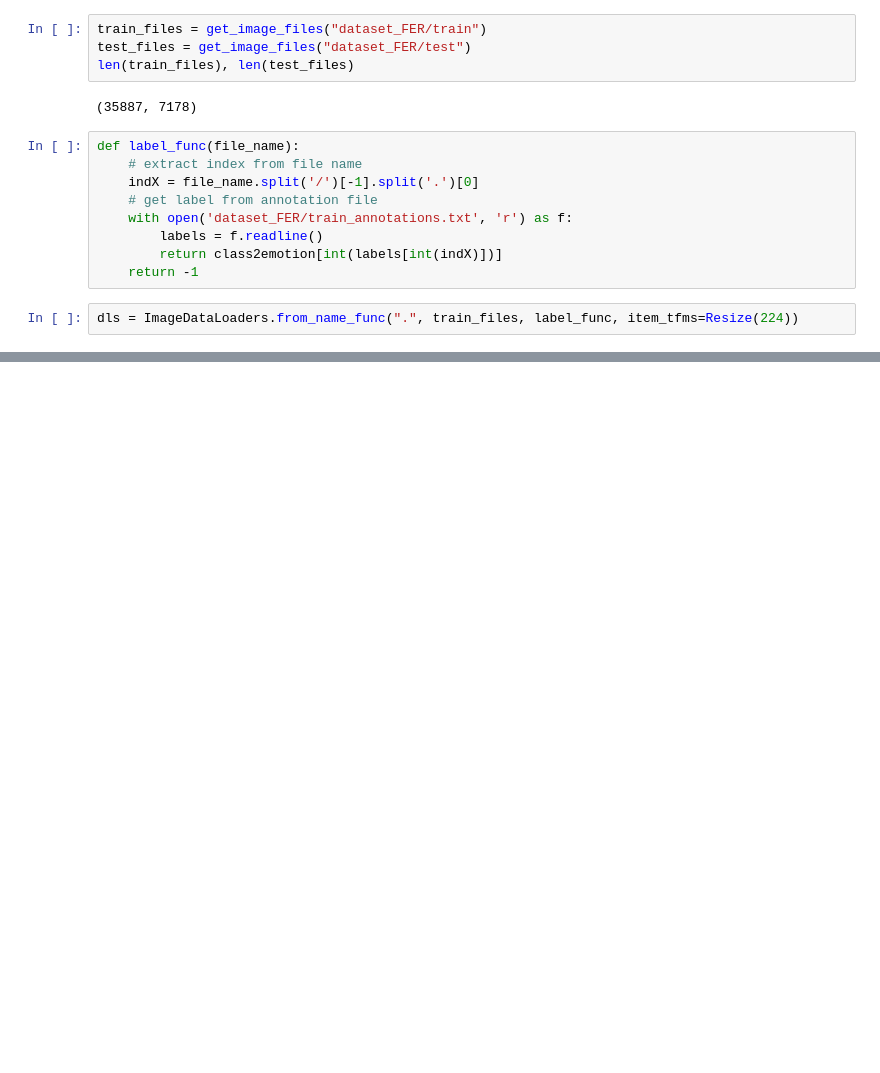
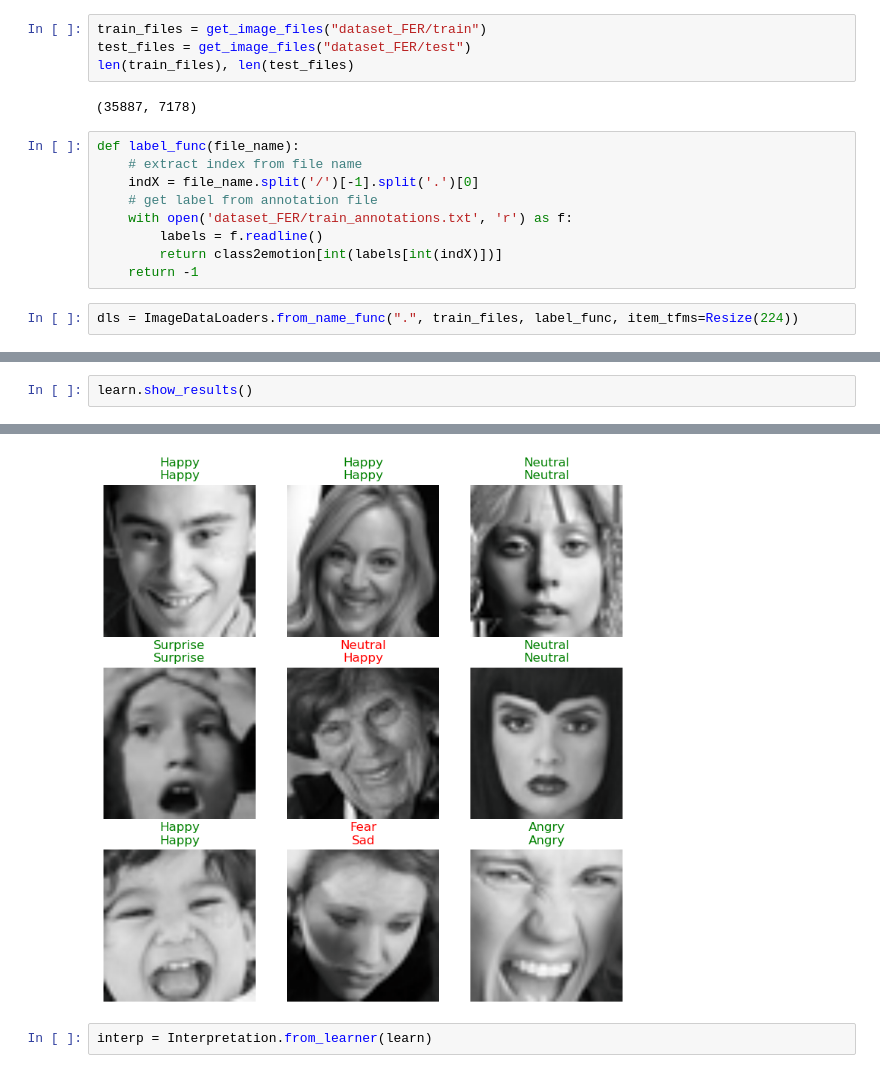
Before and after one commit to Aryan-Garg/Fast-Facial-Expression-Recognition, a Jupyter notebook: eda.ipynb, the cells around one changed output, grey strips where cells are left out. Cells and saved outputs as stored; diff of their text form; blank space fills up the shorter version.

```diff
--- a/eda.ipynb
+++ b/eda.ipynb
@@ -173,0 +214,3 @@ dls.show_batch()
+# %%
+learn.show_results()
+# %% [output]
@@ -173,0 +218,3 @@ dls.show_batch()
+[figure, added]
+# %%
+interp = Interpretation.from_learner(learn)
```
Also changed, not shown: parts of 8 cells of this notebook.
